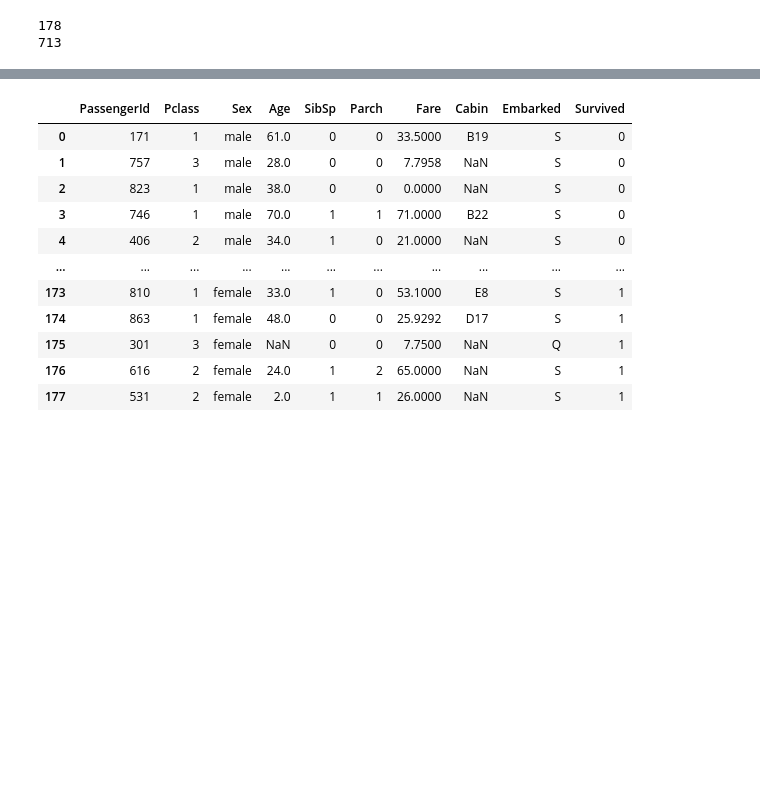
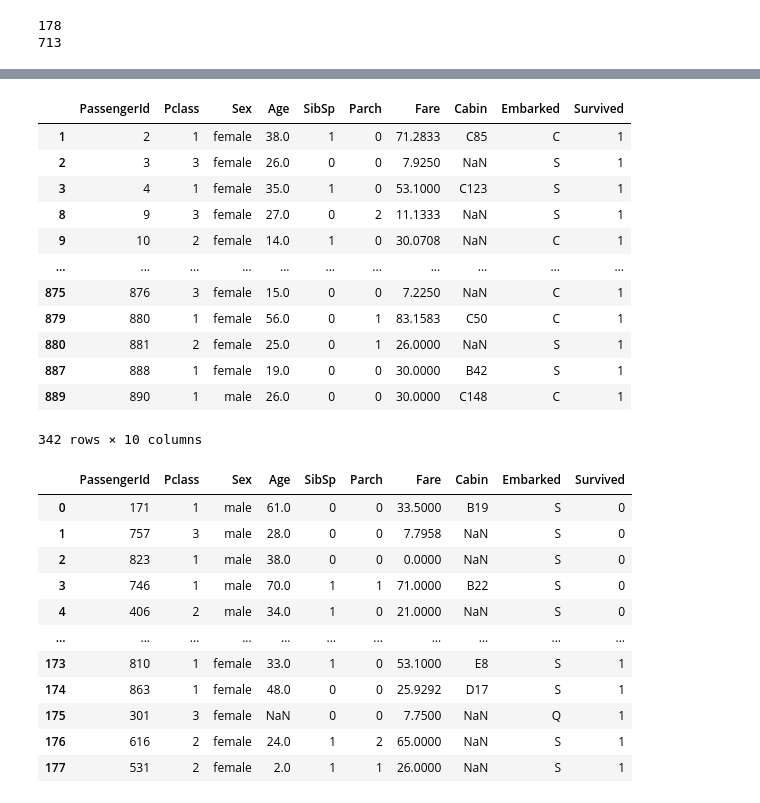
Before and after one commit to luisEscm/trabalho-3-IA, a Jupyter notebook: implementação.ipynb, the cells around one changed output, grey strips where cells are left out. Saved outputs shown, nothing was run; the diff lists cells and outputs as text; code cells hidden in the pictures; blank space fills up the shorter version.

```diff
--- a/implementação.ipynb
+++ b/implementação.ipynb
@@ -42,3 +58,19 @@ df_vivos = data.loc[data["Survived"] == 1, ["PassengerId","Pclass", "Sex", "Age"
+# %%
+display(df_vivos)
+# %% [output]
+|  | PassengerId | Pclass | Sex | Age | SibSp | Parch | Fare | Cabin | Embarked | Survived |
+| 1 | 2 | 1 | female | 38.0 | 1 | 0 | 71.2833 | C85 | C | 1 |
+| 2 | 3 | 3 | female | 26.0 | 0 | 0 | 7.9250 | NaN | S | 1 |
+| 3 | 4 | 1 | female | 35.0 | 1 | 0 | 53.1000 | C123 | S | 1 |
+| 8 | 9 | 3 | female | 27.0 | 0 | 2 | 11.1333 | NaN | S | 1 |
+| 9 | 10 | 2 | female | 14.0 | 1 | 0 | 30.0708 | NaN | C | 1 |
+| ... | ... | ... | ... | ... | ... | ... | ... | ... | ... | ... |
+| 875 | 876 | 3 | female | 15.0 | 0 | 0 | 7.2250 | NaN | C | 1 |
+| 879 | 880 | 1 | female | 56.0 | 0 | 1 | 83.1583 | C50 | C | 1 |
+| 880 | 881 | 2 | female | 25.0 | 0 | 1 | 26.0000 | NaN | S | 1 |
+| 887 | 888 | 1 | female | 19.0 | 0 | 0 | 30.0000 | B42 | S | 1 |
+| 889 | 890 | 1 | male | 26.0 | 0 | 0 | 30.0000 | C148 | C | 1 |
+342 rows × 10 columns
 # %%
 import pandas as pd
 
```
Also changed, not shown: parts of 9 cells of this notebook, 2 other files.
